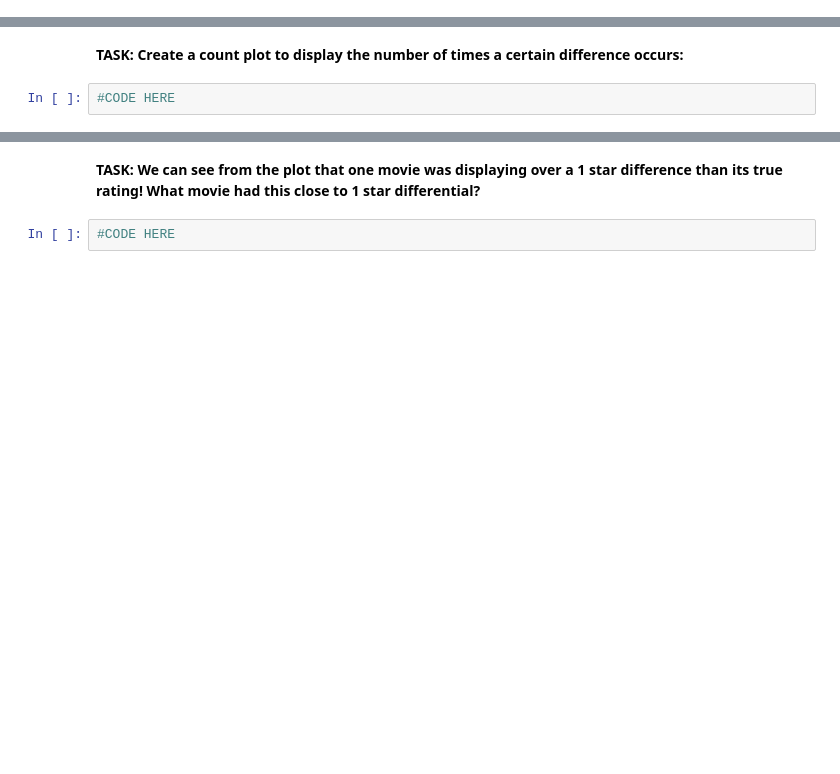
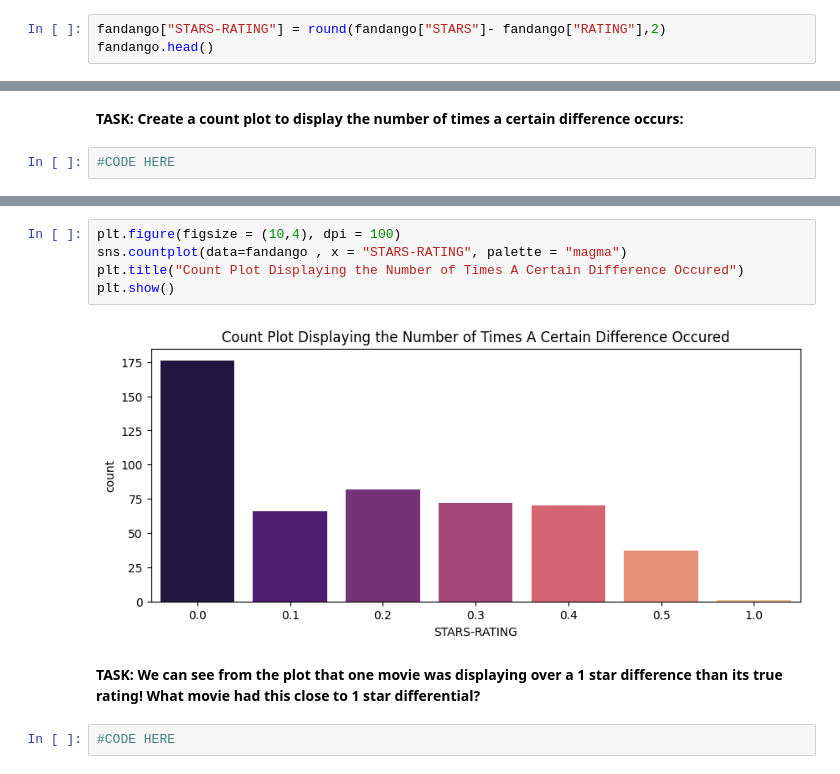
Before and after one commit to lajwithsingh/IMDB_MovieRating_DataAnalysis, a Jupyter notebook: imdb_movie_rating.ipynb, the cells around one changed output, grey strips where cells are left out. Drawn from its saved outputs; the diff is of its cells as text; blank space fills up the shorter version.

```diff
--- a/imdb_movie_rating.ipynb
+++ b/imdb_movie_rating.ipynb
@@ -221,0 +245,3 @@ Name: YEAR, dtype: int64
+# %%
+fandango["STARS-RATING"] = round(fandango["STARS"]- fandango["RATING"],2)
+fandango.head()
@@ -230,3 +259,10 @@ Name: YEAR, dtype: int64
+# %%
+plt.figure(figsize = (10,4), dpi = 100)
+sns.countplot(data=fandango , x = "STARS-RATING", palette = "magma")
+plt.title("Count Plot Displaying the Number of Times A Certain Difference Occured")
+plt.show()
+# %% [output]
+[figure, added]
 # %% [markdown]
 **TASK: We can see from the plot that one movie was displaying over a 1 star difference than its true rating! What movie had this close to 1 star differential?**
 # %%
```
Also changed, not shown: parts of 36 cells of this notebook.
